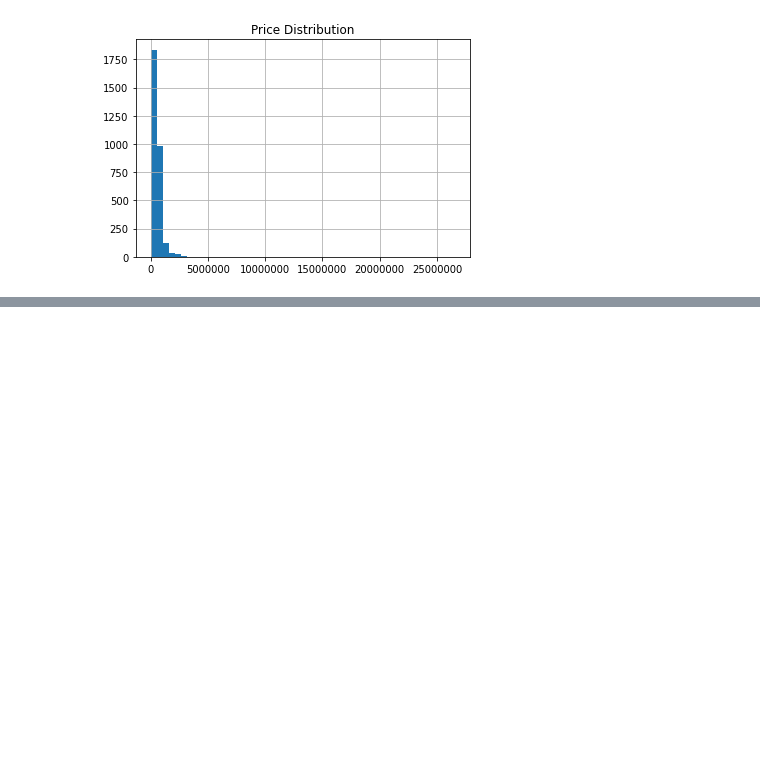
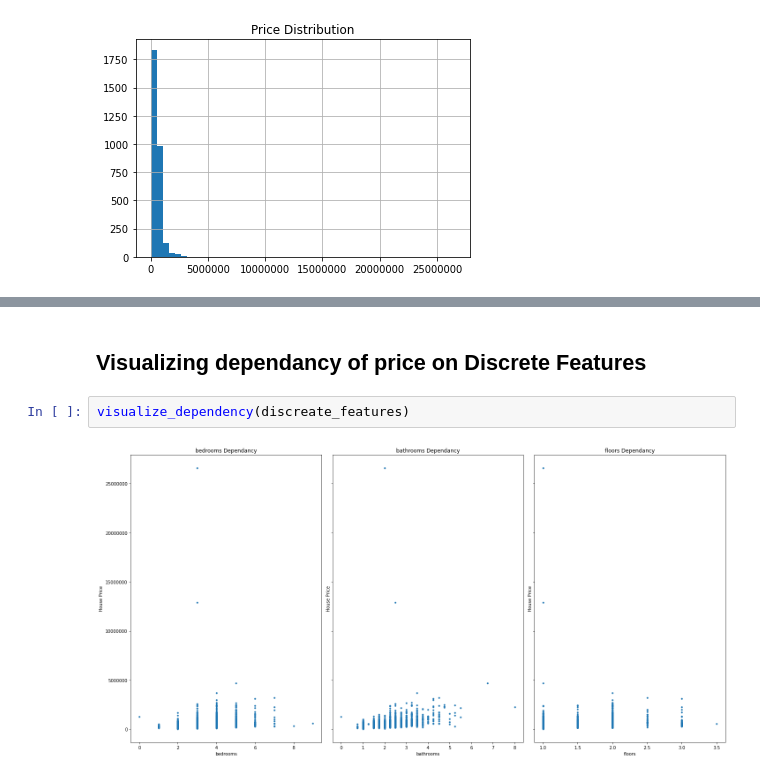
Before and after one commit to rajadevineni/House_Price_Prediction, a Jupyter notebook: KNN_regressor.ipynb, the cells around one changed output, grey strips where cells are left out. Drawn from its saved outputs; the diff is of its cells as text; blank space fills up the shorter version.

```diff
--- a/KNN_regressor.ipynb
+++ b/KNN_regressor.ipynb
@@ -127,0 +137,6 @@ for i in range(6):
+# %% [markdown]
+## **Visualizing dependancy of price on Discrete Features**
+# %%
+visualize_dependency(discreate_features)
+# %% [output]
+[figure, added]
```
Also changed, not shown: parts of 15 cells of this notebook.
